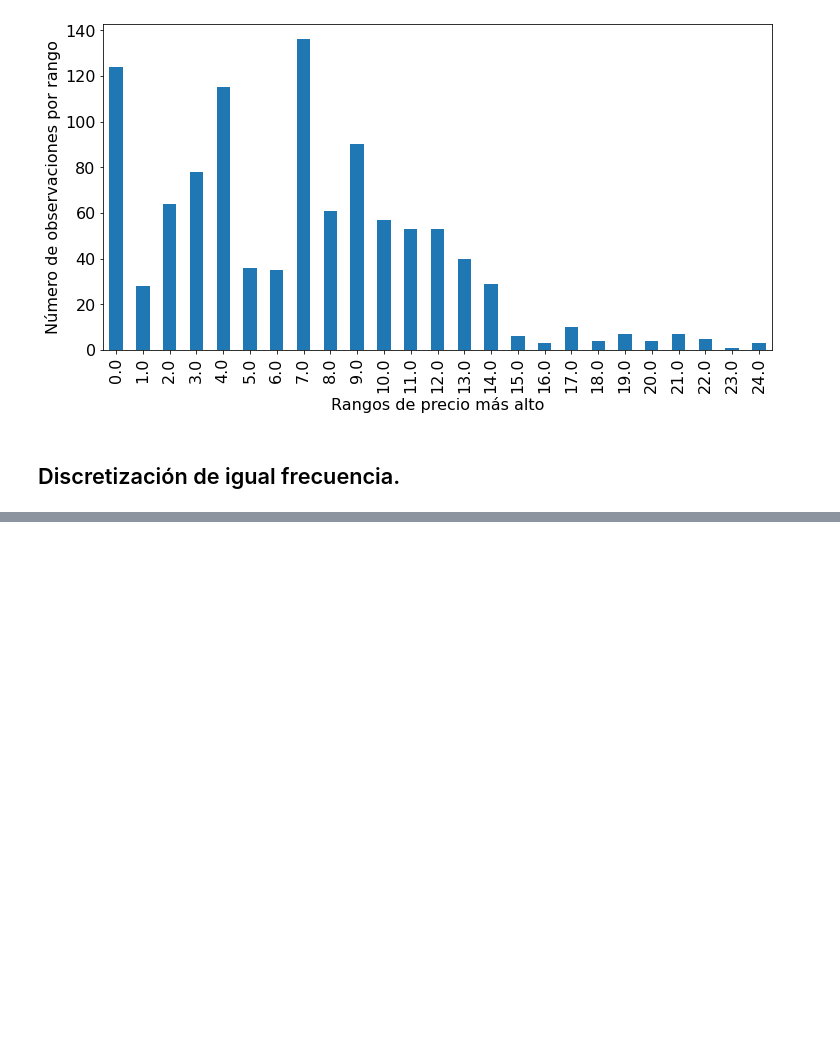
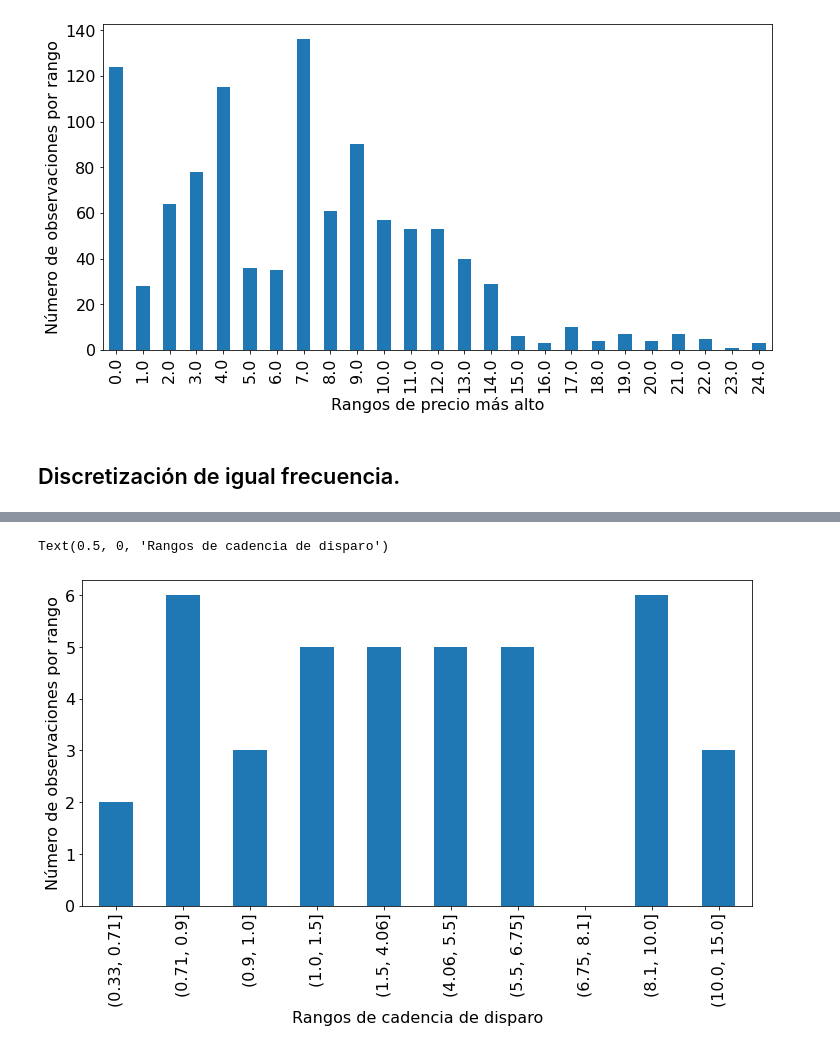
Before and after one commit to abadillagodinez/IA-TC2, a Jupyter notebook: TP-2/Temas_grupo_11.ipynb, the cells around one changed output, grey strips where cells are left out. Drawn from its saved outputs; the diff is of its cells as text; code cells hidden in the pictures; blank space fills up the shorter version.

Commit message:
Lista Discretización

```diff
--- a/TP-2/Temas_grupo_11.ipynb
+++ b/TP-2/Temas_grupo_11.ipynb
@@ -670,0 +790,8 @@ Text(0.5, 0, 'Rangos de precio más alto')
+# %%
+# tambien se pueden agregar etiquetas en lugar de tener
+# los limites de los intervalos
+
+# se le suma 1 en el str() para no iniciar en 0
+# se le resta 1 en el range para que no incluya el ultimo limite
+labels = ['Q' + str(i + 1) for i in range(len(intervals) - 1)]
+labels
@@ -670,0 +800,11 @@ Text(0.5, 0, 'Rangos de precio más alto')
+# %%
+# ahora se puede observar la misma utilización de qcut
+# pero con la lista de etiquetas
+Fire_rate_disccretised, intervals = pd.qcut(df['Fire Rate'],
+                                            10,
+                                            labels = labels,
+                                            retbins = True,
+                                            precision = 3,
+                                            duplicates = 'raise')
+
+pd.concat([Fire_rate_disccretised, df['Fire Rate']], axis=1).head()
@@ -670,0 +821,8 @@ Text(0.5, 0, 'Rangos de precio más alto')
+# %%
+# se crea un df de copia
+df_NP = df.copy()
+# se asignan las nuevas columnas discretizadas con la funcion cut
+df_NP['FR_disc_label'] = pd.cut(x = df['Fire Rate'], bins = intervals, labels = labels)
+df_NP['FR_disc'] = pd.cut(x = df['Fire Rate'], bins = intervals)
+
+df_NP.head()
@@ -670,0 +837,9 @@ Text(0.5, 0, 'Rangos de precio más alto')
+# %%
+# se visualiza la distribución
+df_NP.groupby('FR_disc')['Fire Rate'].count().plot.bar(figsize = (12,6), fontsize = 16)
+plt.xticks(rotation = 90)
+plt.ylabel('Número de observaciones por rango', fontsize = 16)
+plt.xlabel('Rangos de cadencia de disparo', fontsize = 16)
+# %% [output]
+Text(0.5, 0, 'Rangos de cadencia de disparo')
+[figure, added]
```
Also changed, not shown: parts of 23 cells of this notebook.
